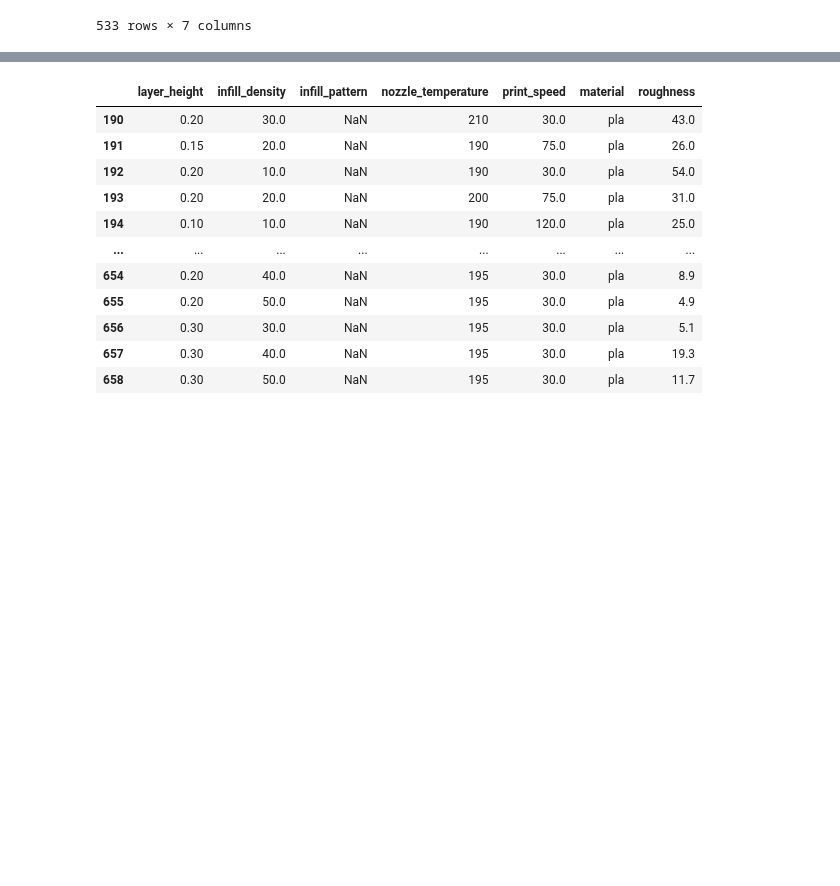
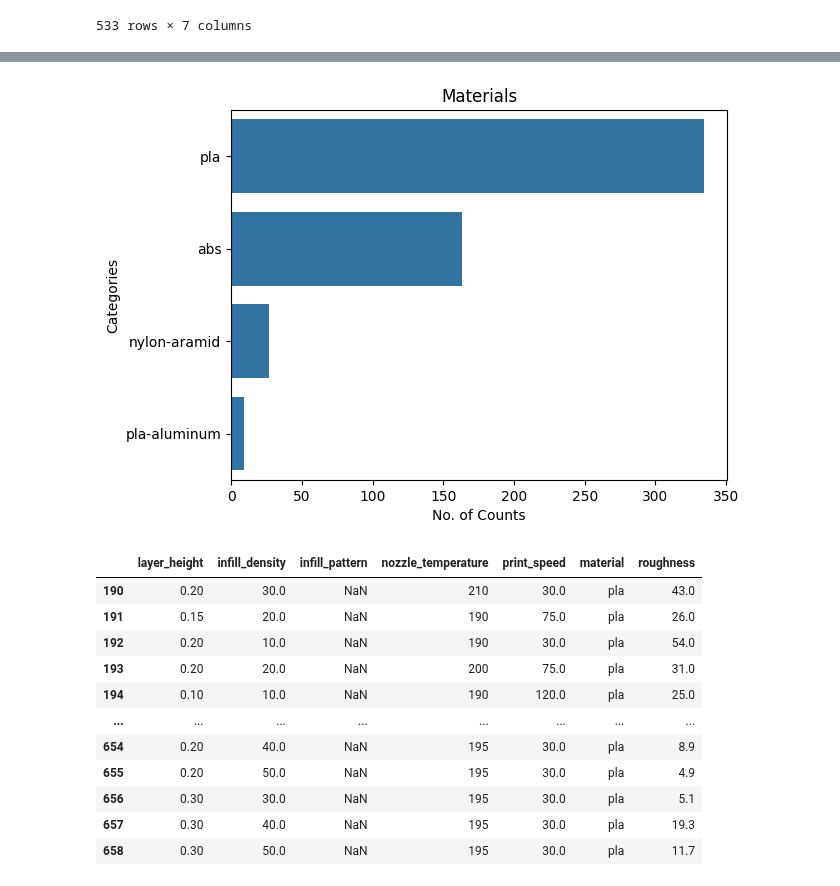
Before and after one commit to hanzlayyy/FYDP, a Jupyter notebook: FYDP_Notebook_V1_0.ipynb, the cells around one changed output, grey strips where cells are left out. Saved outputs shown, nothing was run; the diff lists cells and outputs as text; code cells hidden in the pictures; blank space fills up the shorter version.

```diff
--- a/FYDP_Notebook_V1_0.ipynb
+++ b/FYDP_Notebook_V1_0.ipynb
@@ -79,3 +67,14 @@ Name: count, dtype: int64
+# %%
+df['material'].value_counts()
+x_3 = pd.Series(df['material'].value_counts()).values
+y_3 = pd.Series(df['material'].value_counts()).index
+sns.barplot(x=x_3, y=y_3, orient='h')
+plt.xlabel('No. of Counts')
+plt.ylabel('Categories')
+plt.title('Materials')
+plt.show()
+# %% [output]
+[figure, added]
 # %%
 missing = df[df.isnull().any(axis=1)]
 missing_categorical = df[df['infill_pattern'].isnull()]
```
Also changed, not shown: parts of 58 cells of this notebook.
